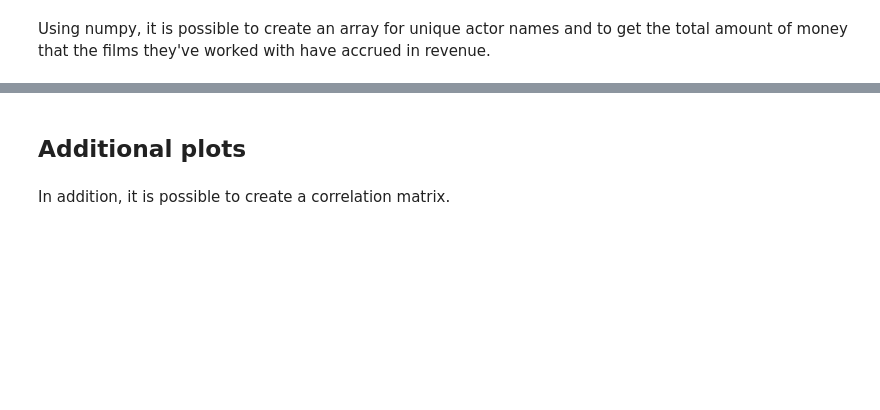
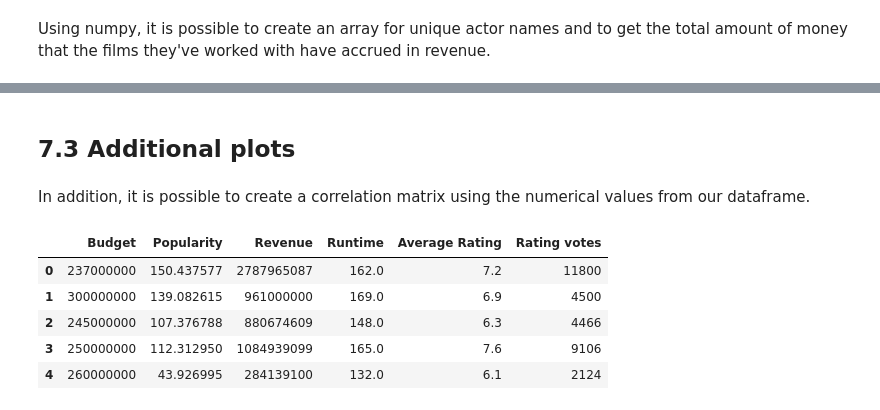
Before and after one commit to eriksmatulis/movie_project, a Jupyter notebook: ids2026_group04_pw6.ipynb, the cells around one changed output, grey strips where cells are left out. Saved outputs shown, nothing was run; the diff lists cells and outputs as text; code cells hidden in the pictures; blank space fills up the shorter version.

Commit message:
Updated headings, source, linear plot

```diff
--- a/ids2026_group04_pw6.ipynb
+++ b/ids2026_group04_pw6.ipynb
@@ -634,10 +665,17 @@ plt.show()
 # %% [markdown]
-## Additional plots
+## 7.3 Additional plots
 # %% [markdown]
-In addition, it is possible to create a correlation matrix.
+In addition, it is possible to create a correlation matrix using the numerical values from our dataframe.
 # %%
 df_corr = df_main[ ["Budget", "Popularity", "Revenue", "Runtime", "Average Rating", "Rating votes"] ]
-df_corr.tail()
+df_corr.head()
+# %% [output]
+|  | Budget | Popularity | Revenue | Runtime | Average Rating | Rating votes |
+| 0 | 237000000 | 150.437577 | 2787965087 | 162.0 | 7.2 | 11800 |
+| 1 | 300000000 | 139.082615 | 961000000 | 169.0 | 6.9 | 4500 |
+| 2 | 245000000 | 107.376788 | 880674609 | 148.0 | 6.3 | 4466 |
+| 3 | 250000000 | 112.312950 | 1084939099 | 165.0 | 7.6 | 9106 |
+| 4 | 260000000 | 43.926995 | 284139100 | 132.0 | 6.1 | 2124 |
 # %%
 corr_matrix=df_corr.corr(method='pearson')    # create a correlation matrix using the Pearson method
 
```
Also changed, not shown: parts of 24 cells of this notebook, 1 other file.
